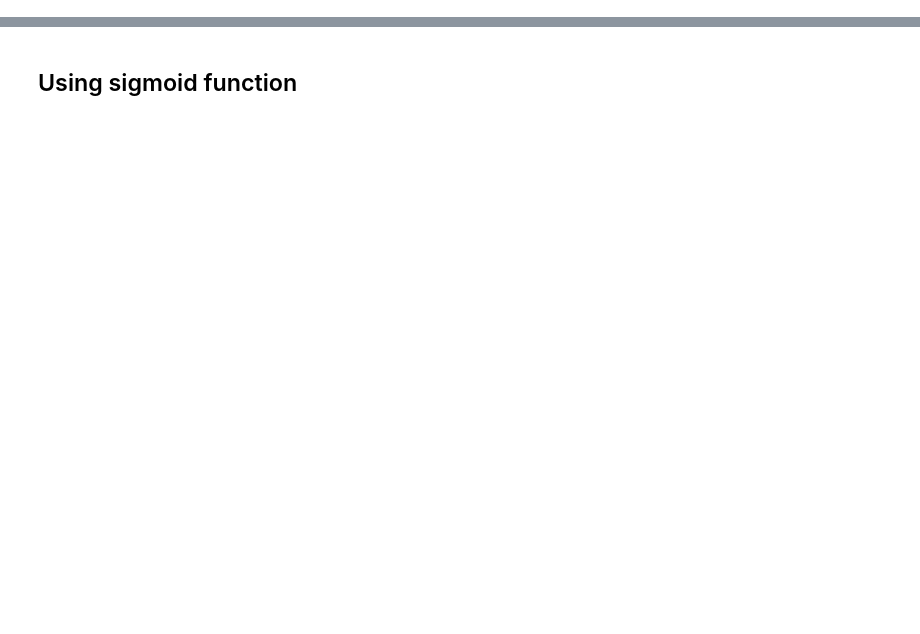
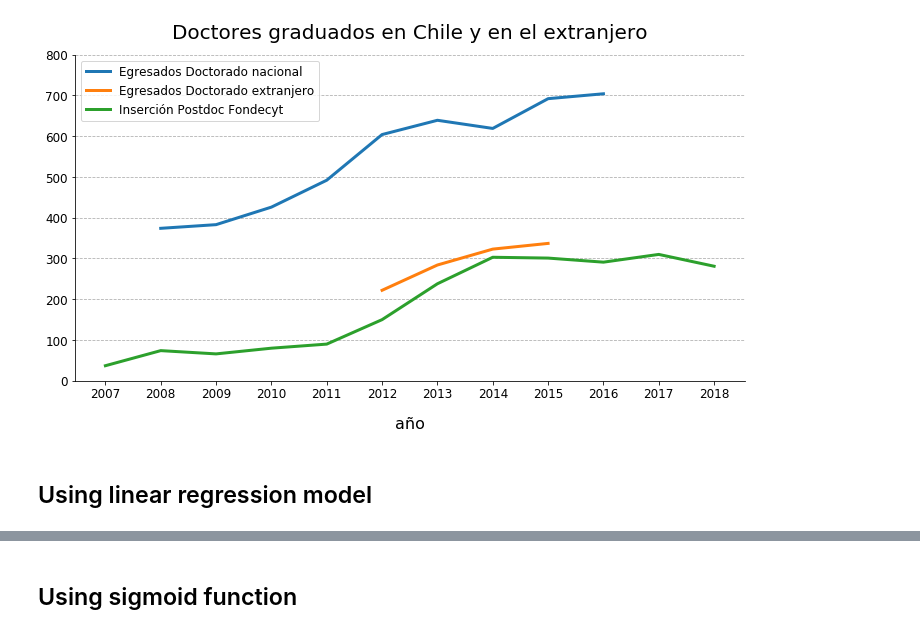
Before and after one commit to anipchile/encuesta_2018, a Jupyter notebook: notebooks/05 - Analisis Mineduc y Conicyt.ipynb, the cells around one changed output, grey strips where cells are left out. Saved outputs shown, nothing was run; the diff lists cells and outputs as text; code cells hidden in the pictures; blank space fills up the shorter version.

```diff
--- a/notebooks/05 - Analisis Mineduc y Conicyt.ipynb
+++ b/notebooks/05 - Analisis Mineduc y Conicyt.ipynb
@@ -13,0 +107,3 @@ pd.set_option('max_colwidth', 100)
+# %%
+fondecyt_df=pd.read_csv('data/fondecyt postdoc 2010-2018.csv')
+fondecyt_df.head()
@@ -13,0 +117,3 @@ pd.set_option('max_colwidth', 100)
+# %%
+conicyt_extranjero_df=pd.read_csv('data/conicyt - egresados doctorado extranjero 2012-2015.csv')
+conicyt_extranjero_df.head()
@@ -14,3 +126,29 @@ pd.set_option('max_colwidth', 100)
+# %%
+fig, ax = plt.subplots(1,1, figsize=(12,6))
+mineduc_df[mineduc_df['año'] < 2017].plot(kind="line", x="año", y="n_egresados", ax=ax)
+conicyt_extranjero_df.plot(kind="line", x="año", y="n_egresados", ax=ax)
+#fondecyt_df.plot(kind="line", x="año", y="n_concursados", ax=ax)
+fondecyt_df.plot(kind="line", x="año", y="n_aprobados", ax=ax)
+
+ax.legend(["Egresados Doctorado nacional","Egresados Doctorado extranjero", "Inserción Postdoc Fondecyt"],
+          frameon=True)
+
+ax.set_ylim(0,800)
+ax.spines['right'].set_visible(False)
+ax.spines['top'].set_visible(False)
+ax.yaxis.grid(linestyle="--")
+
+major_ticks = np.arange(2007, 2019, 1)
+ax.set_xticks(major_ticks);
+
+plt.title("Doctores graduados en Chile y en el extranjero")
+
+plt.savefig('figures/cti/figura_1_numero_doctores_egresados.png', bbox_inches='tight')
+plt.savefig('figures/cti/figura_1_numero_doctores_egresados.pdf', bbox_inches='tight')
+# %% [output]
+[figure, added]
+# %% [markdown]
+## Using linear regression model
 # %%
 data = {'año':np.array([2010,2011,2012,2013,2014]), 'n_doctores':np.array([433.,474.,584.,630.,650.])}
 data_df = pd.DataFrame(data)
```
Also changed, not shown: parts of 39 cells of this notebook, 34 other files.
